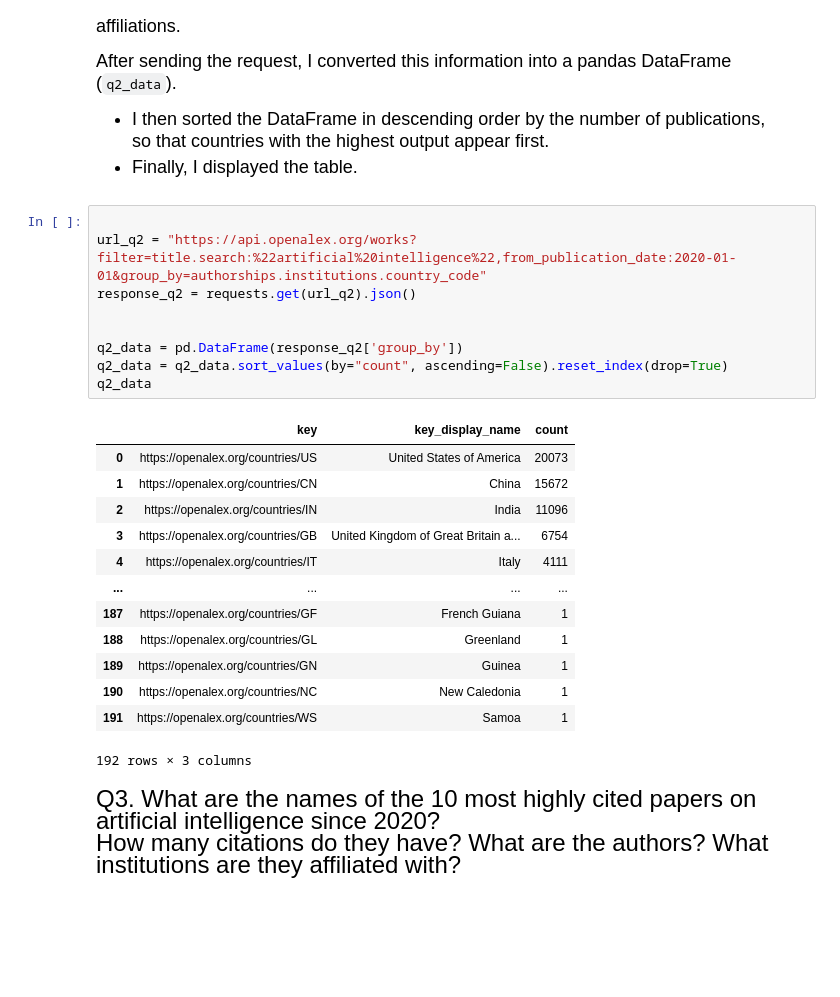
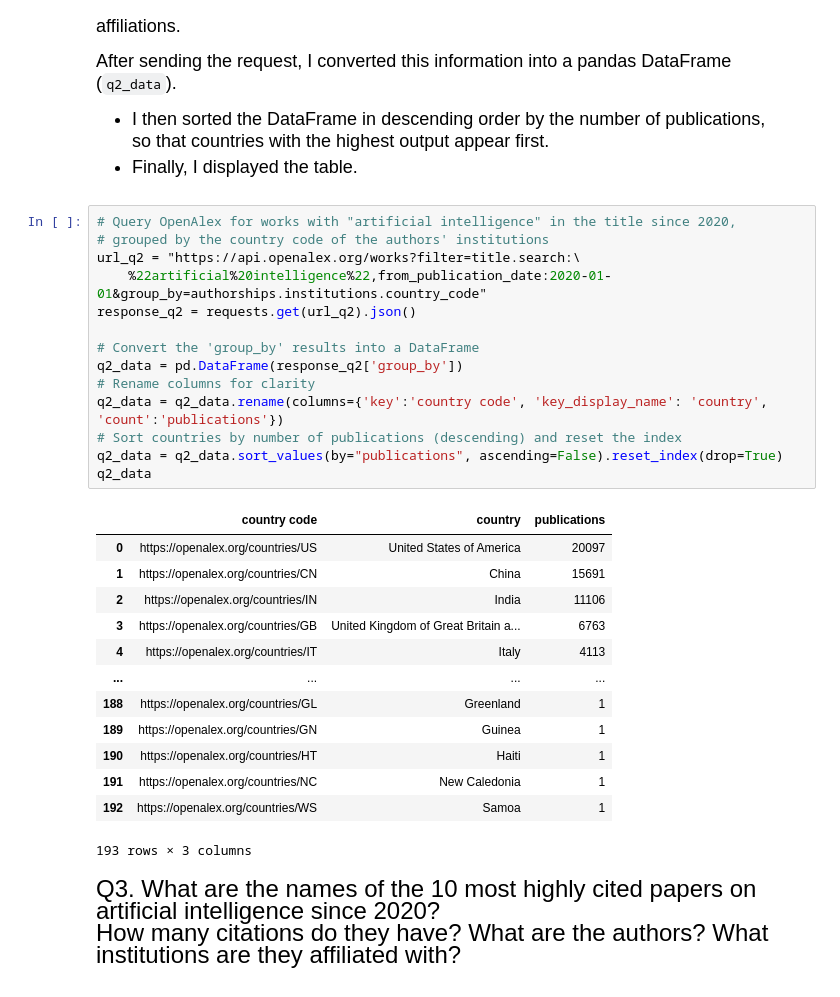
Before and after one commit to zepengzhou/computing_25fall, a Jupyter notebook: Assignment 3/Assignment3_Zepeng-Zhou.ipynb, the cells around one changed output. Drawn from its saved outputs; the diff is of its cells as text; blank space fills up the shorter version.

```diff
--- a/Assignment 3/Assignment3_Zepeng-Zhou.ipynb
+++ b/Assignment 3/Assignment3_Zepeng-Zhou.ipynb
@@ -53,28 +58,33 @@ After sending the request, I converted this information into a pandas DataFrame
 so that countries with the highest output appear first.
 - Finally, I displayed the table.
 # %%
-
-url_q2 = "https://api.openalex.org/works?filter=title.search:%22artificial%20intelligence%22,from_publication_date:2020-01-01&group_by=authorships.institutions.country_code"
+# Query OpenAlex for works with "artificial intelligence" in the title since 2020,
+# grouped by the country code of the authors' institutions
+url_q2 = "https://api.openalex.org/works?filter=title.search:\
+    %22artificial%20intelligence%22,from_publication_date:2020-01-01&group_by=authorships.institutions.country_code"
 response_q2 = requests.get(url_q2).json()
 
-
+# Convert the 'group_by' results into a DataFrame
 q2_data = pd.DataFrame(response_q2['group_by'])
-q2_data = q2_data.sort_values(by="count", ascending=False).reset_index(drop=True)
+# Rename columns for clarity
+q2_data = q2_data.rename(columns={'key':'country code', 'key_display_name': 'country', 'count':'publications'})
+# Sort countries by number of publications (descending) and reset the index
+q2_data = q2_data.sort_values(by="publications", ascending=False).reset_index(drop=True)
 q2_data
 # %% [output]
-|  | key | key_display_name | count |
-| 0 | https://openalex.org/countries/US | United States of America | 20073 |
-| 1 | https://openalex.org/countries/CN | China | 15672 |
-| 2 | https://openalex.org/countries/IN | India | 11096 |
-| 3 | https://openalex.org/countries/GB | United Kingdom of Great Britain a... | 6754 |
-| 4 | https://openalex.org/countries/IT | Italy | 4111 |
+|  | country code | country | publications |
+| 0 | https://openalex.org/countries/US | United States of America | 20097 |
+| 1 | https://openalex.org/countries/CN | China | 15691 |
+| 2 | https://openalex.org/countries/IN | India | 11106 |
+| 3 | https://openalex.org/countries/GB | United Kingdom of Great Britain a... | 6763 |
+| 4 | https://openalex.org/countries/IT | Italy | 4113 |
 | ... | ... | ... | ... |
-| 187 | https://openalex.org/countries/GF | French Guiana | 1 |
 | 188 | https://openalex.org/countries/GL | Greenland | 1 |
 | 189 | https://openalex.org/countries/GN | Guinea | 1 |
-| 190 | https://openalex.org/countries/NC | New Caledonia | 1 |
-| 191 | https://openalex.org/countries/WS | Samoa | 1 |
+| 190 | https://openalex.org/countries/HT | Haiti | 1 |
+| 191 | https://openalex.org/countries/NC | New Caledonia | 1 |
+| 192 | https://openalex.org/countries/WS | Samoa | 1 |
-192 rows × 3 columns
+193 rows × 3 columns
 # %% [markdown]
 <font size = "5">
 
```
Also changed, not shown: parts of 3 cells of this notebook, 1 other file.
